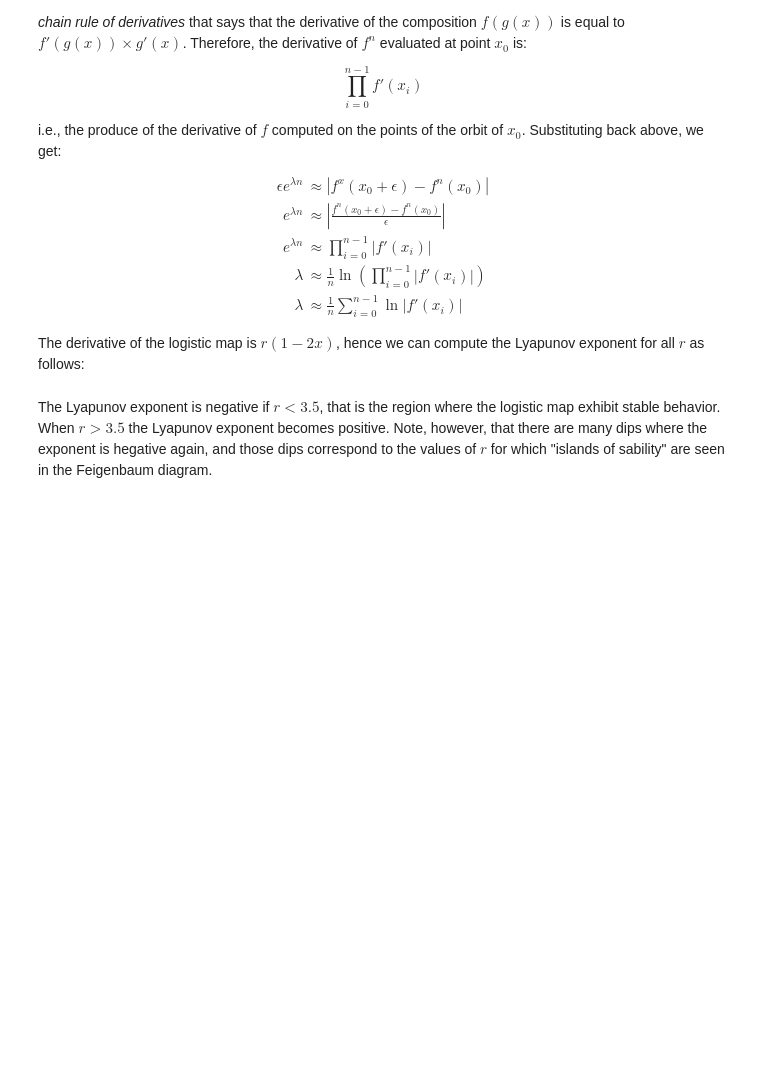
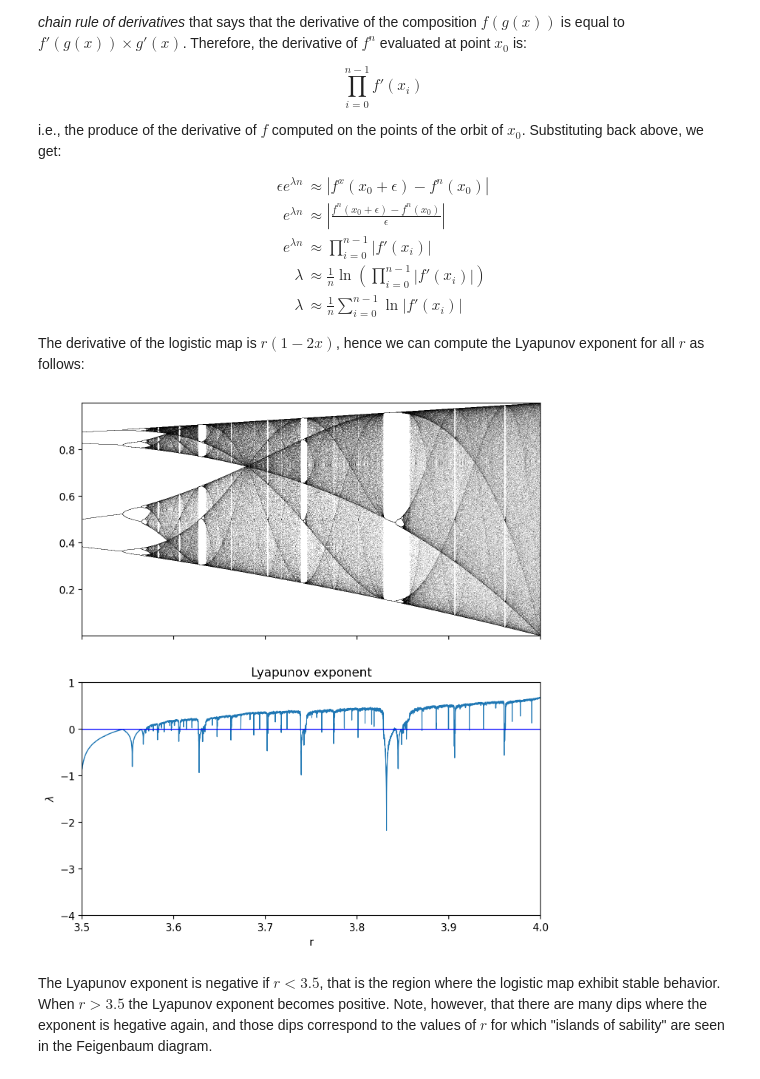
Before and after one commit to mmarzolla/chaos-fractals-phd-course, a Jupyter notebook: Dynamics-simple-maps.ipynb, the cells around one changed output. Saved outputs shown, nothing was run; the diff lists cells and outputs as text; code cells hidden in the pictures; blank space fills up the shorter version.

```diff
--- a/Dynamics-simple-maps.ipynb
+++ b/Dynamics-simple-maps.ipynb
@@ -490,30 +492,32 @@ The derivative of the logistic map is $r(1-2x)$, hence we can compute the Lyapun
 # %%
 skip  = 900      # how many points to skip
 keep  = 100      # how many points to keep
 x0    = 0.1
-bounds = (1.01, 4.0)
+bounds = (3.5, 4.0)
 rs = np.linspace(bounds[0], bounds[1], 10000)
 lyapunov = np.zeros(rs.size)
 
 plt.subplots(2,1,sharex=True,figsize=(8,9))
 plt.subplot(2,1,1)
 n = skip+keep;
 for idx,r in enumerate(rs):
     orbit = np.fromiter(it.islice(iterate(Lr(r), x0), 0, n), float)
     values = orbit[skip:skip+keep]
     plt.plot(np.repeat(r, len(values)), values, ',k', alpha=.25)
     lyapunov[idx] = np.sum(np.log(np.abs(r-2.0*r*orbit))) / len(orbit)
 plt.gca().margins(0)
 plt.subplot(2,1,2)
 plt.plot(rs, lyapunov, lw=1)
 plt.hlines(0, bounds[0], bounds[1], "b", lw=1)
 plt.xlabel("r")
 plt.ylabel("$\\lambda$")
 plt.ylim([-4,1])
 plt.title("Lyapunov exponent")
 plt.gca().margins(0)
 plt.savefig('fig-tree-lyapunov.png', bbox_inches='tight', pad_inches=0)
 plt.show()
+# %% [output]
+[figure, added]
 # %% [markdown]
 The Lyapunov exponent is negative if $r < 3.5$, that is the region where the logistic map exhibit stable behavior. When $r > 3.5$ the Lyapunov exponent becomes positive. Note, however, that there are many dips where the exponent is hegative again, and those dips correspond to the values of $r$ for which "islands of sability" are seen in the Feigenbaum diagram.
 # %% [markdown]
```
Also changed, not shown: parts of 2 cells of this notebook, 2 other files.
